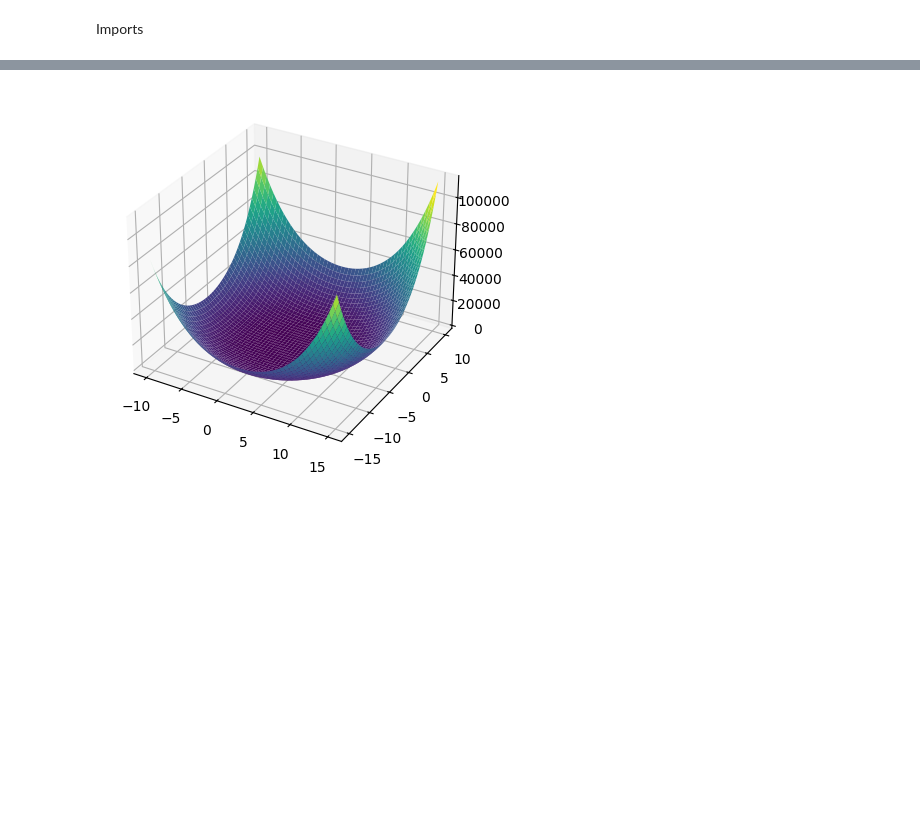
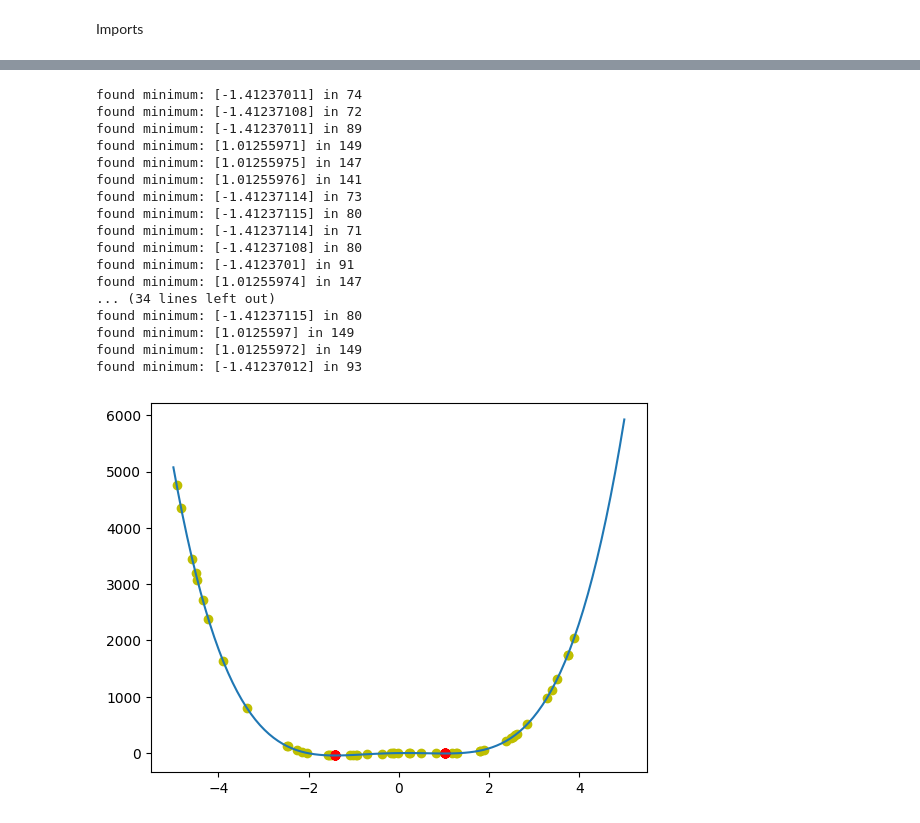
Before and after one commit to jromanki/wsi, a Jupyter notebook: lab1/src/testing.ipynb, the cells around one changed output, grey strips where cells are left out. Saved outputs shown, nothing was run; the diff lists cells and outputs as text; code cells hidden in the pictures; blank space fills up the shorter version.

Commit message:
started testing with different betas

```diff
--- a/lab1/src/testing.ipynb
+++ b/lab1/src/testing.ipynb
@@ -42,18 +13,50 @@ plt.show()
-# %%
-x = np.linspace(-10, 15, 1000)
-y = np.linspace(-15, 10, 1000)
-xx, yy = np.meshgrid(x, y)
-zz = functions.f2([xx, yy])
-
-fig = plt.figure()
-ax = fig.add_subplot(111, projection='3d')
-ax.plot_surface(xx, yy, zz, cmap='viridis')
-
-# contour plot
-# plt.contourf(xx, yy, zz)
-# plt.colorbar(label='Function value')
-# plt.title('f(x, y)')
-
-plt.show()
-# %% [output]
-[figure, removed]
+# %%
+import random
+
+x_min = -5
+x_max = 5
+plot = True
+
+x = np.linspace(x_min, x_max, 100)
+plt.plot(x, functions.f1([x]))
+
+def solve_random_f1(iters: int = 50, beta: float = 0.001, plot: bool = True):
+    values = []
+    iter_nums = []
+    for i in range(iters):
+        x_rand = np.array([random.uniform(x_min, x_max)])
+
+        solver = GradientDescentSolver(beta)
+        found_min, i = solver.solve(x_rand, functions.grad_f1)
+        if not np.isnan(found_min):
+            values.append(found_min)
+            iter_nums.append(i)
+
+        if plot == True:
+            plt.scatter(x_rand, functions.f1(x_rand), c='y', marker='o', alpha=1)
+            print(f'found minimum: {found_min} in {i}')
+            plt.scatter(found_min, functions.f1(found_min), c='r', marker='o', alpha=1)
+    return values, iter_nums
+
+_, _ = solve_random_f1()
+
+plt.show()
+# %% [output]
+found minimum: [-1.41237011] in 74
+found minimum: [-1.41237108] in 72
+found minimum: [-1.41237011] in 89
+found minimum: [1.01255971] in 149
+found minimum: [1.01255975] in 147
+found minimum: [1.01255976] in 141
+found minimum: [-1.41237114] in 73
+found minimum: [-1.41237115] in 80
+found minimum: [-1.41237114] in 71
+found minimum: [-1.41237108] in 80
+found minimum: [-1.4123701] in 91
+found minimum: [1.01255974] in 147
+... (34 lines left out)
+found minimum: [-1.41237115] in 80
+found minimum: [1.0125597] in 149
+found minimum: [1.01255972] in 149
+found minimum: [-1.41237012] in 93
+[figure, added]
```
Also changed, not shown: parts of 5 cells of this notebook, 3 other files.
